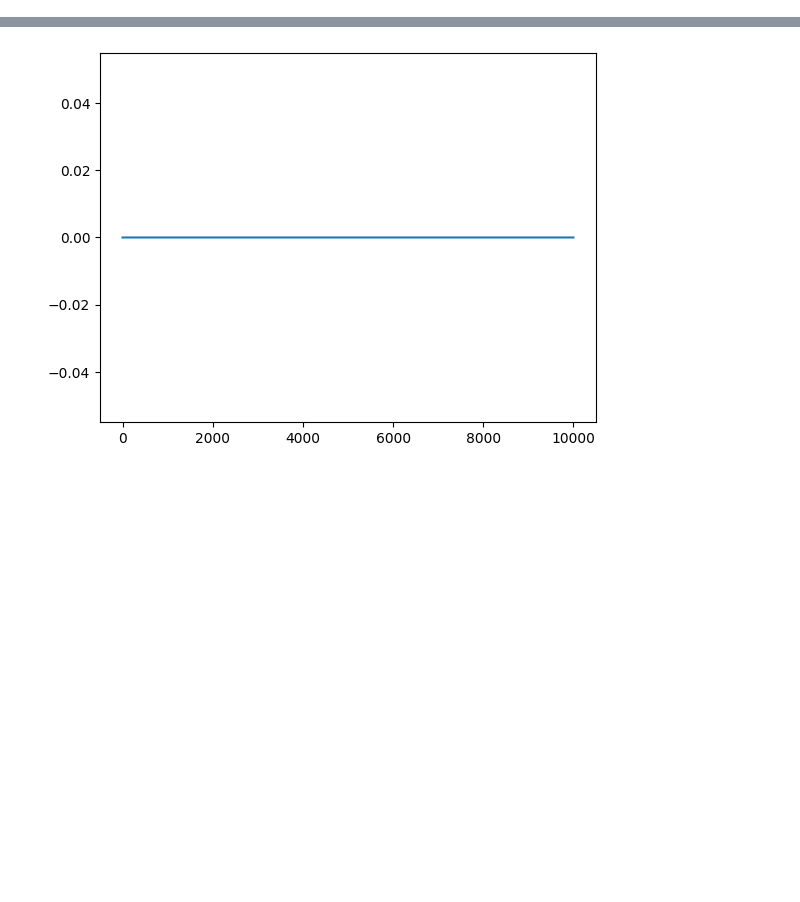
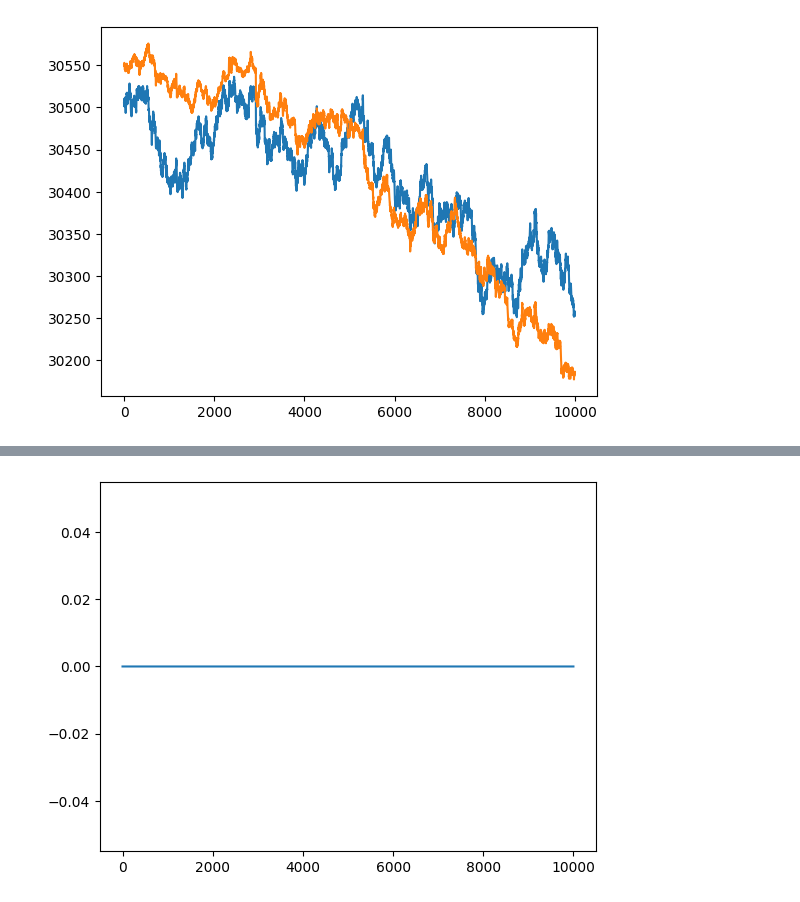
Before and after one commit to TheHarrySun/imcprosperity2025, a Jupyter notebook: round2/data_analysis.ipynb, the cells around one changed output, grey strips where cells are left out. Cells and saved outputs as stored; diff of their text form; code cells hidden in the pictures; blank space fills up the shorter version.

```diff
--- a/round2/data_analysis.ipynb
+++ b/round2/data_analysis.ipynb
@@ -68,0 +72,6 @@ plotDiff(pic2_diff_normalized, timestamps, "Normalized PIC2")
+# %%
+plt.plot(pic2_data['mid_price'].index, pic2_data['mid_price'].values)
+plt.plot(synthetic_pic2.index, synthetic_pic2.values)
+plt.show()
+# %% [output]
+[figure, added]
```
Also changed, not shown: parts of 7 cells of this notebook, 1 other file.
